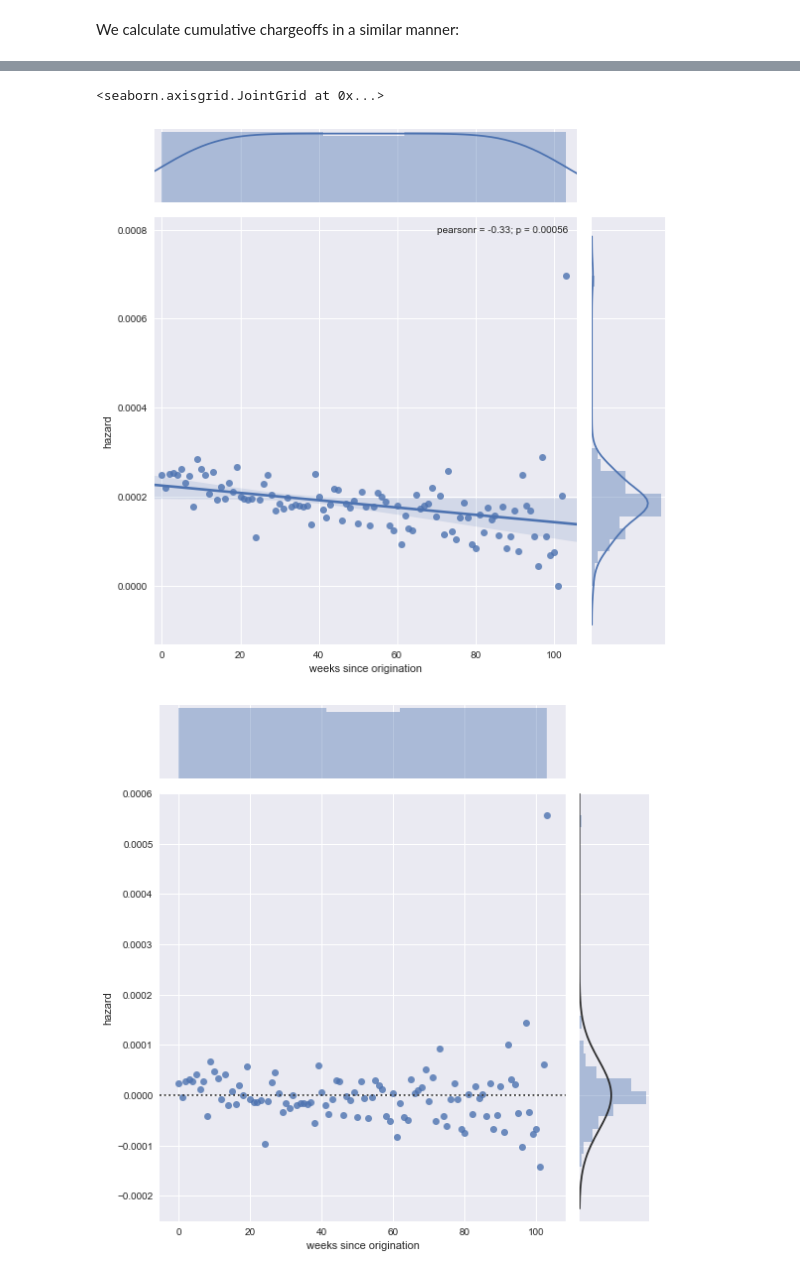
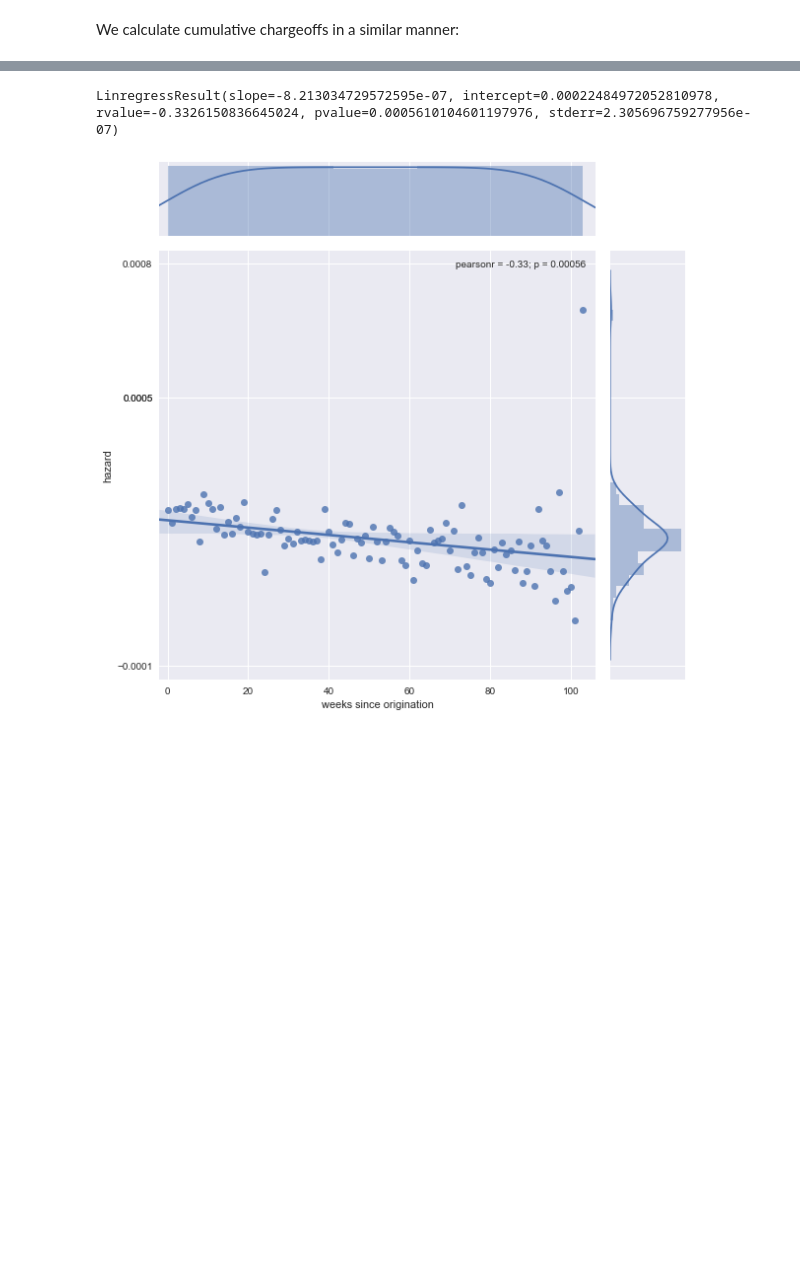
Before and after one commit to welsny/loan-survivorship, a Jupyter notebook: Untitled.ipynb, the cells around one changed output, grey strips where cells are left out. Saved outputs shown, nothing was run; the diff lists cells and outputs as text; code cells hidden in the pictures; blank space fills up the shorter version.

```diff
--- a/Untitled.ipynb
+++ b/Untitled.ipynb
@@ -86,7 +88,7 @@ for i in range(max(survivors), -1, -1):
     ct[i] += prev
     prev = ct[i]
 
-cum_surv = pd.Series(ct)
+cum_surv = pd.Series({i: ct[i] for i in sorted(ct.keys())})
 print(cum_surv.iloc[:5], '\n', cum_surv.iloc[-5:])
 # cum_surv.plot()
 # %% [output]
@@ -146,12 +147,15 @@ dtype: int64
 hazard = cum_chrg / (cum_chrg + cum_surv)
 print(hazard.head(8), hazard.tail(8))
 
-hazard = pd.DataFrame({'days since origination': hazard.index, 'hazard': hazard.values})
+regplot = sns.jointplot(hazard.index, hazard.values, kind='reg',
+                  xlim=(-14, 744), ylim=(-.0005, .003), size=8)
+regplot.set_axis_labels('days since origination', 'hazard')
 
-sns.jointplot('days since origination', 'hazard', data=hazard, kind='reg',
-              xlim=(-14, 744), ylim=(-.0005, .003), size=8)
-sns.jointplot('days since origination', 'hazard', data=hazard, kind='resid',
-              ylim=(-.0005, .003), size=8)
+resid_plot = sns.jointplot(hazard.index, hazard.values, kind='resid',
+                  ylim=(-.0005, .003), size=8)
+resid_plot.set_axis_labels('days since origination', 'residual of hazard')
+
+print(stats.linregress(hazard.index.values, hazard.values))
 # %% [output]
 0    0.000343
 1    0.000257
@@ -186,11 +190,13 @@ There are several different approaches at this point:
 # %%
 n_wks = 728/7
-weekly_hazard = pd.DataFrame({'weeks since origination': np.arange(n_wks),
-                              'hazard':[np.mean(s.hazard) for s in np.split(hazard[:728], 728/7)]})
-print(weekly_hazard.head(), weekly_hazard.tail())
+weekly_hazard = pd.Series(index=np.arange(n_wks),
+                          data=(np.mean(s) for s in np.split(hazard[:728], 728/7)))
+print(weekly_hazard.head(), '\n', weekly_hazard.tail())
 
-sns.jointplot('weeks since origination', 'hazard', data=weekly_hazard, kind='reg',
-              xlim=(-2, n_wks+2),  size=8)
-sns.jointplot('weeks since origination', 'hazard', data=weekly_hazard, kind='resid',
-              ylim=(-.00025, .0006), size=8)
+reg_plot = sns.jointplot(weekly_hazard.index, weekly_hazard.values, kind='reg',
+                         xlim=(-2, n_wks+2), size=8)
+reg_plot.ax_joint.set_yticks([-.0001, .0008, .0005, .0005])
+reg_plot.set_axis_labels('weeks since origination', 'hazard')
+
+print(stats.linregress(weekly_hazard.index, weekly_hazard.values))
 # %% [output]
@@ -208,3 +215,2 @@ sns.jointplot('weeks since origination', 'hazard', data=weekly_hazard, kind='res
-<seaborn.axisgrid.JointGrid at 0x...>
+LinregressResult(slope=-8.213034729572595e-07, intercept=0.00022484972052810978, rvalue=-0.3326150836645024, pvalue=0.0005610104601197976, stderr=2.305696759277956e-07)
-[figure, old version]
+[figure, new version]
-[figure, removed]
```
Also changed, not shown: parts of 27 cells of this notebook.
